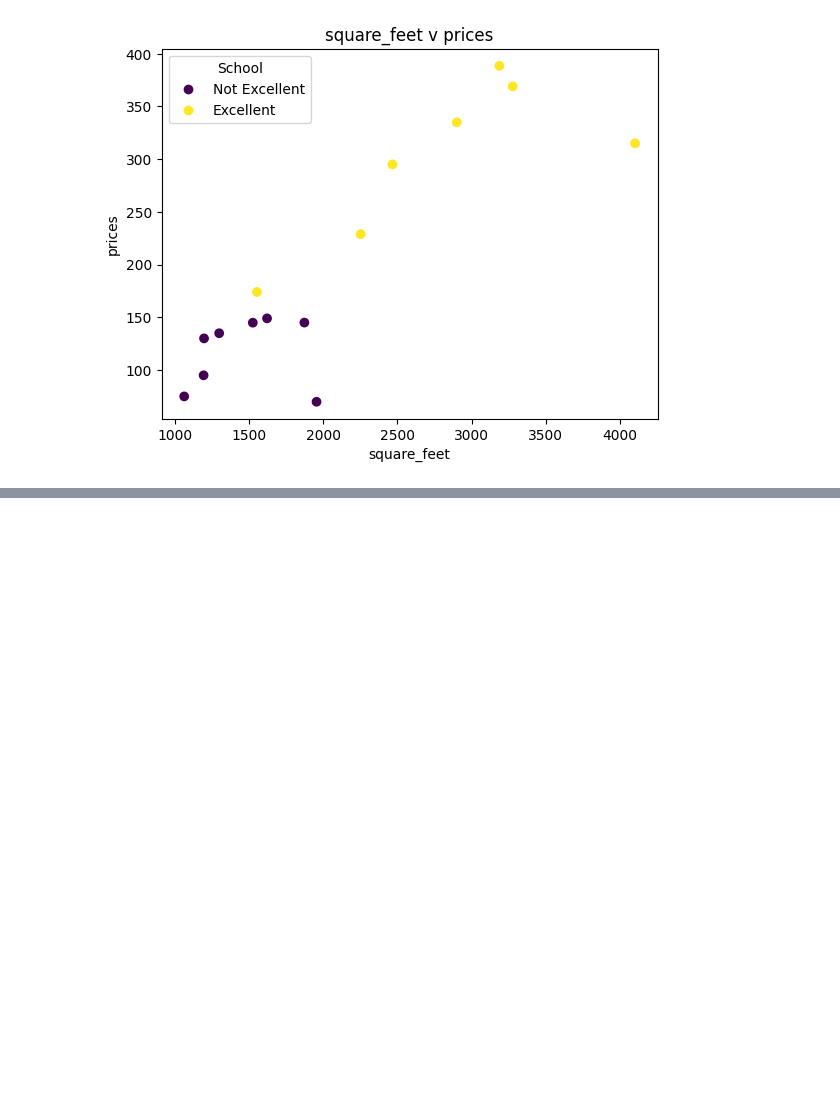
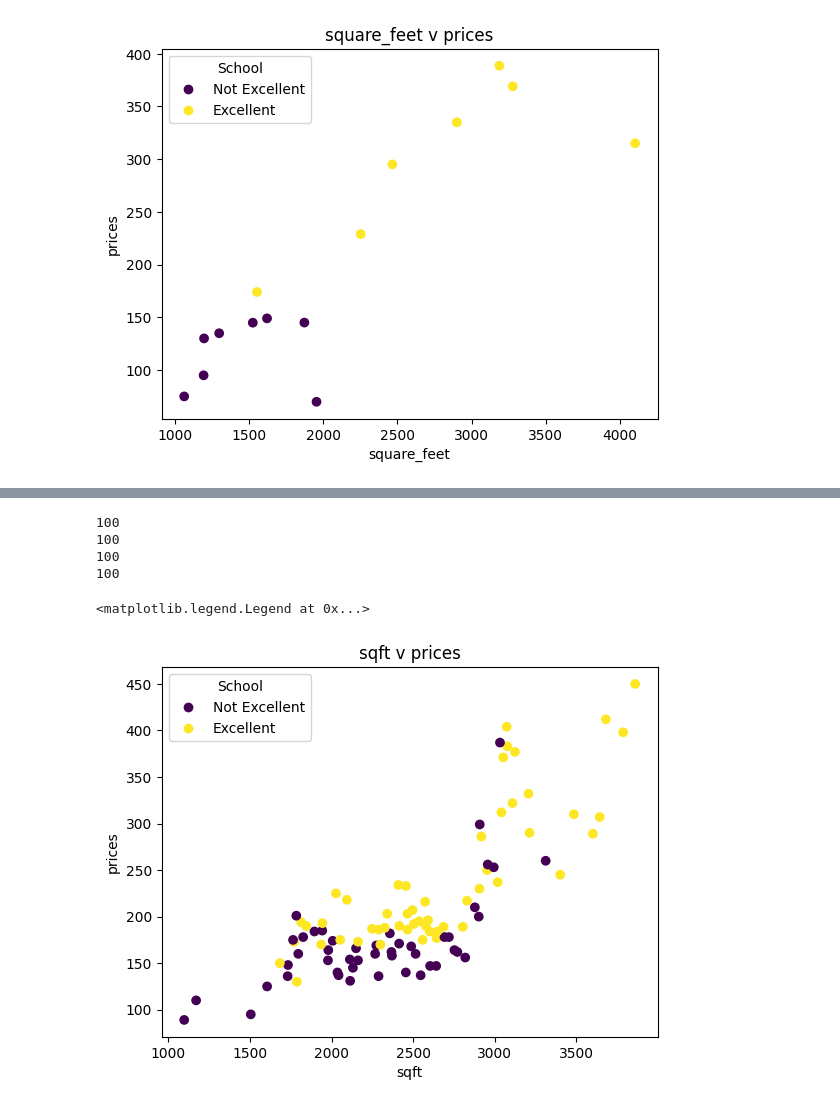
Before and after one commit to ndavido/Data_Analysis_Notes, a Jupyter notebook: Week_1_Lecture.ipynb, the cells around one changed output, grey strips where cells are left out. Cells and saved outputs as stored; diff of their text form; code cells hidden in the pictures; blank space fills up the shorter version.

```diff
--- a/Week_1_Lecture.ipynb
+++ b/Week_1_Lecture.ipynb
@@ -559,0 +623,28 @@ plt.legend(handles = scatter.legend_elements()[0], labels = legend_names, title
+# %%
+prices = [89, 95, 110, 125, 130, 131, 136, 136, 137, 137, 140, 140, 145, 147, 147, 148, 150, 153, 153, 154, 156, 158, 160, 160, 160, 162, 162, 164, 164, 166, 168, 169, 170, 170, 171, 173, 173, 174, 175, 175, 175, 177, 178, 178, 178, 182, 184, 184, 184, 185, 186, 186, 187, 188, 189, 189, 190, 190, 190, 192, 193, 194, 195, 196, 200, 201, 203, 203, 207, 210, 216, 217, 218, 225, 230, 233, 234, 237, 245, 250, 253, 256, 260, 286, 289, 290, 299, 307, 310, 312, 322, 332, 371, 377, 383, 387, 398, 404, 412, 450]
+
+sqft = [1097, 1505, 1170, 1605, 1787, 2114, 2288, 1731, 2546, 2043, 2455, 2036, 2131, 2641, 2604, 1733, 1683, 2162, 1978, 2112, 2819, 2370, 2515, 2267, 1796, 2771, 2367, 2753, 1980, 2150, 2488, 2274, 2299, 1936, 2414, 2162, 1770, 2007, 2558, 2053, 1764, 2643, 2719, 2692, 1826, 2357, 2647, 2601, 1895, 1943, 2466, 2289, 2248, 2326, 2804, 2686, 2578, 2415, 1845, 2504, 1944, 1814, 2536, 2591, 2902, 1784, 2465, 2341, 2496, 2878, 2573, 2830, 2094, 2027, 2906, 2456, 2409, 3018, 3401, 2953, 2994, 2957, 3312, 2918, 3601, 3213, 2908, 3643, 3485, 3041, 3109, 3207, 3052, 3124, 3076, 3032, 3787, 3073, 3681, 3860]
+
+excellent = [0, 0, 0, 0, 1, 0, 0, 0, 0, 0, 0, 0, 0, 0, 0, 0, 1, 0, 0, 0, 0, 0, 0, 0, 0, 0, 0, 0, 0, 0, 0, 0, 1, 1, 0, 1, 1, 0, 1, 1, 0, 1, 0, 0, 0, 0, 1, 1, 0, 0, 1, 1, 1, 1, 1, 1, 1, 1, 1, 1, 1, 1, 1, 1, 0, 0, 1, 1, 1, 0, 1, 1, 1, 1, 1, 1, 1, 1, 1, 1, 0, 0, 0, 1, 1, 1, 0, 1, 1, 1, 1, 1, 1, 1, 1, 0, 1, 1, 1, 1]
+
+region = ["East", "East", "West", "South", "West", "South", "North", "West", "North", "West", "South", "South", "South", "North", "West", "North", "West", "South", "East", "North", "North", "East", "North", "South", "West", "West", "North", "East", "South", "East", "North", "South", "West", "South", "North", "West", "East", "North", "North", "East", "West", "West", "North", "East", "West", "South", "West", "South", "East", "South", "North", "East", "West", "South", "South", "West", "East", "East", "North", "West", "East", "South", "East", "West", "East", "East", "West", "East", "South", "East", "West", "South", "North", "South", "North", "South", "North", "East", "East", "East", "West", "North", "West", "West", "South", "South", "East", "East", "North", "South", "East", "West", "West", "West", "North", "South", "West", "South", "North", "North"
+]
+# %%
+print(len(prices))
+print(len(sqft))
+print(len(excellent))
+print(len(region))
+# %% [output]
+100
+100
+100
+100
+# %%
+plt.title("sqft v prices")
+plt.xlabel("sqft")
+plt.ylabel("prices")
+scatter = plt.scatter(sqft,prices, c = excellent)
+plt.legend(handles = scatter.legend_elements()[0], labels = legend_names, title = "School")
+# %% [output]
+<matplotlib.legend.Legend at 0x...>
+[figure, added]
```
Also changed, not shown: parts of 22 cells of this notebook.
